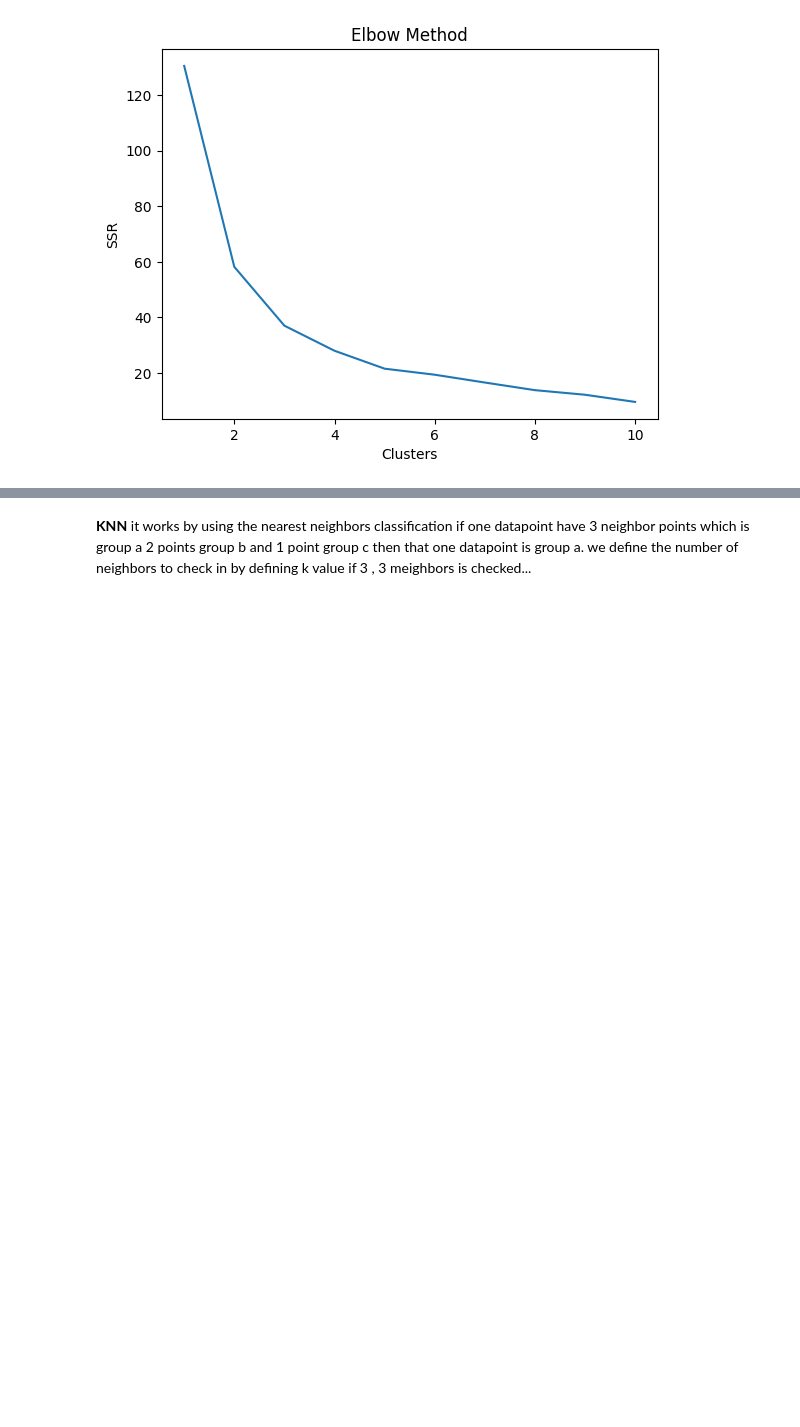
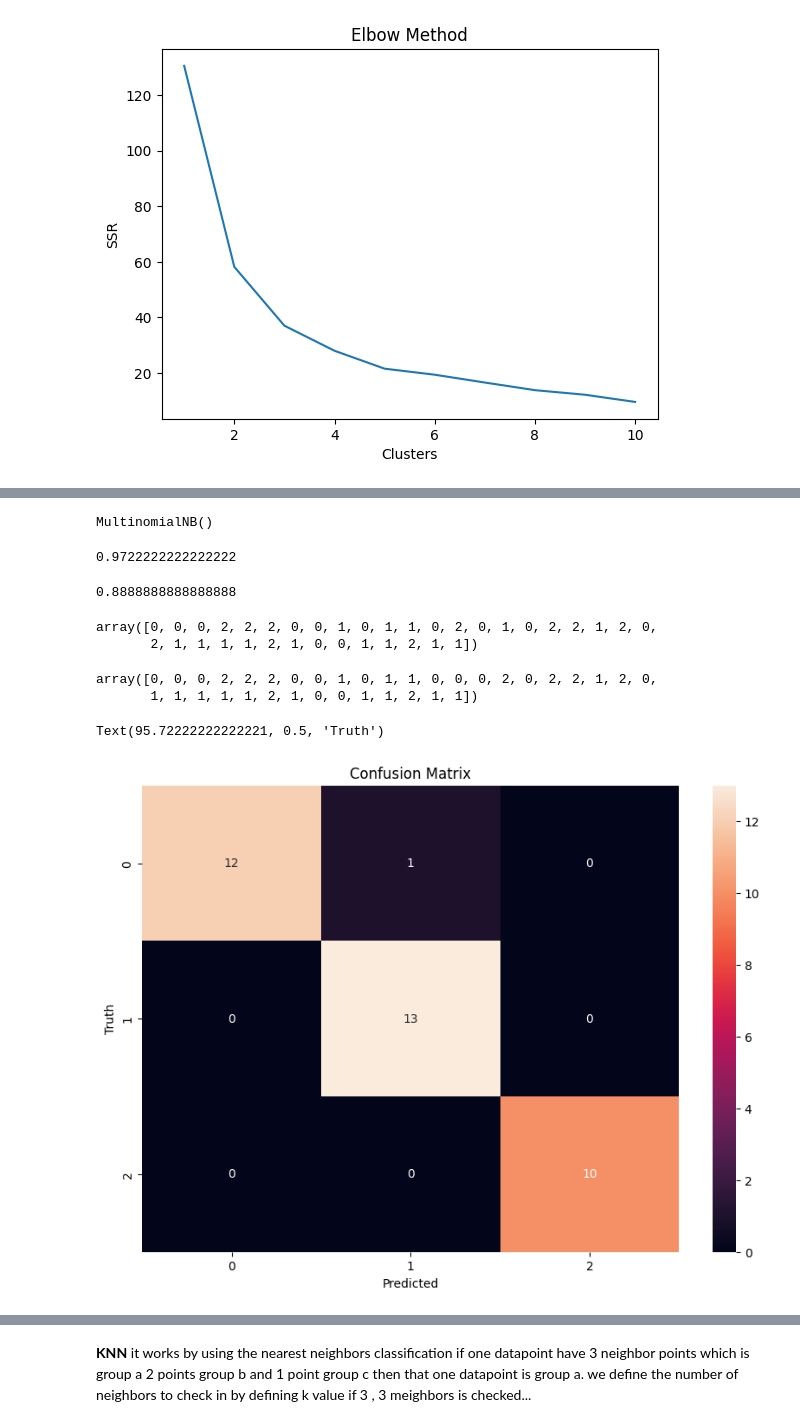
Before and after one commit to kailai-13/ML_Hands_On, a Jupyter notebook: All_ML_Hands_On (3).ipynb, the cells around one changed output, grey strips where cells are left out. Drawn from its saved outputs; the diff is of its cells as text; code cells hidden in the pictures; blank space fills up the shorter version.

```diff
--- a/All_ML_Hands_On.ipynb
+++ b/All_ML_Hands_On (3).ipynb
@@ -925,0 +928,4 @@ Text(0, 0.5, 'SSR')
+# %%
+from sklearn.datasets import load_wine
+wine=load_wine()
+dir(wine)
@@ -925,0 +938,44 @@ Text(0, 0.5, 'SSR')
+# %%
+from sklearn.model_selection import train_test_split
+x_train,x_test,y_train,y_test=train_test_split(wine.data,wine.target,test_size=0.2)
+# %%
+from sklearn.naive_bayes import GaussianNB , MultinomialNB
+gnb=GaussianNB()
+gnb.fit(x_train,y_train)
+mnb=MultinomialNB()
+mnb.fit(x_train,y_train)
+# %% [output]
+MultinomialNB()
+# %%
+gnb.score(x_test,y_test)
+# %% [output]
+0.9722222222222222
+# %%
+mnb.score(x_test,y_test)
+# %% [output]
+0.8888888888888888
+# %%
+gnb.predict(x_test)
+# %% [output]
+array([0, 0, 0, 2, 2, 2, 0, 0, 1, 0, 1, 1, 0, 2, 0, 1, 0, 2, 2, 1, 2, 0,
+       2, 1, 1, 1, 1, 2, 1, 0, 0, 1, 1, 2, 1, 1])
+# %%
+mnb.predict(x_test)
+# %% [output]
+array([0, 0, 0, 2, 2, 2, 0, 0, 1, 0, 1, 1, 0, 0, 0, 2, 0, 2, 2, 1, 2, 0,
+       1, 1, 1, 1, 1, 2, 1, 0, 0, 1, 1, 2, 1, 1])
+# %%
+from sklearn.metrics import confusion_matrix
+import seaborn as sns
+import matplotlib.pyplot as plt
+cm=confusion_matrix(y_test,gnb.predict(x_test))
+cm1=confusion_matrix(y_test,mnb.predict(x_test))
+# %%
+plt.figure(figsize=(10,7))
+sns.heatmap(cm,annot=True)
+plt.title('Confusion Matrix')
+plt.xlabel('Predicted')
+plt.ylabel('Truth')
+# %% [output]
+Text(95.72222222222221, 0.5, 'Truth')
+[figure, added]
```
Also changed, not shown: parts of 23 cells of this notebook.
